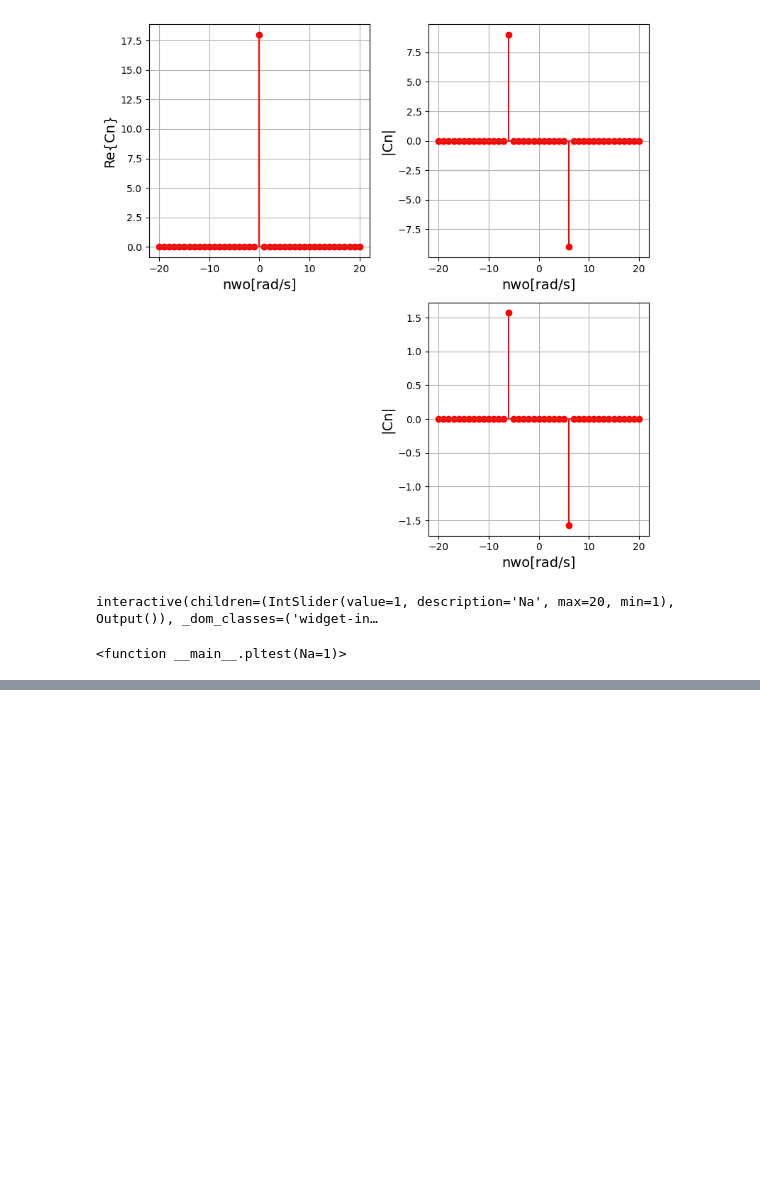
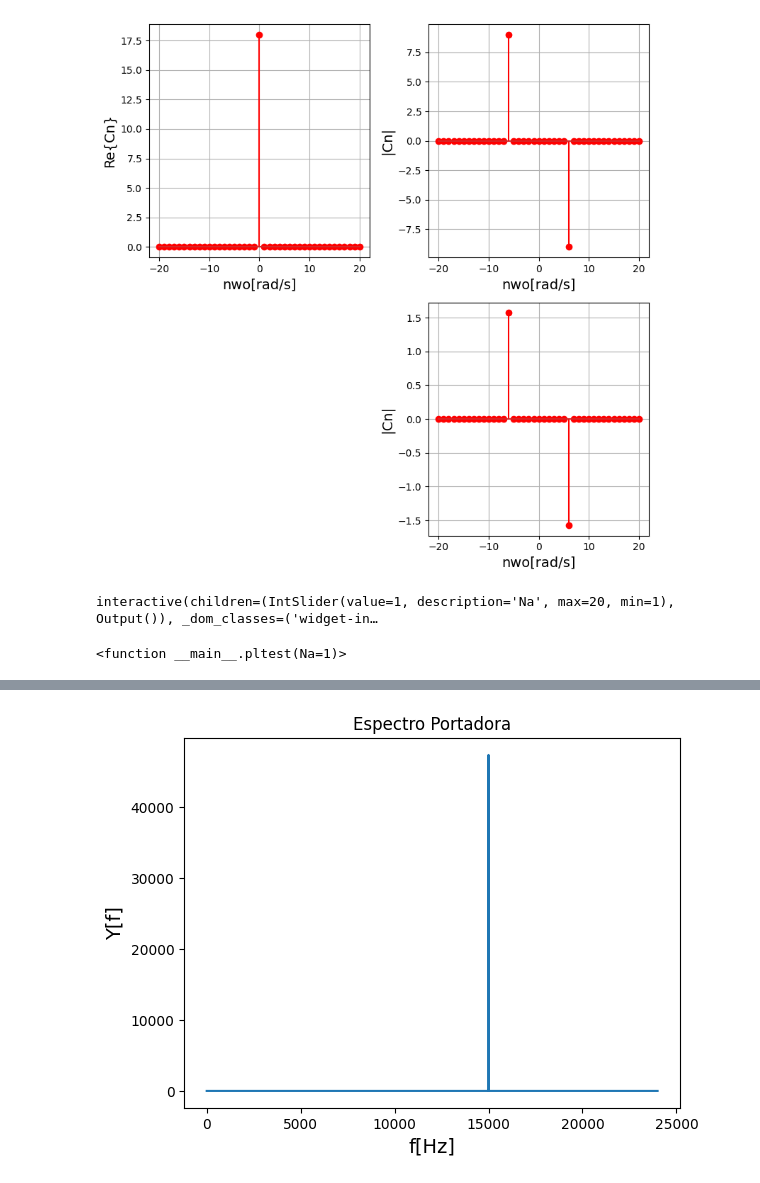
Before and after one commit to diegochaux/PARCIAL2, a Jupyter notebook: Parcial_2.ipynb, the cells around one changed output, grey strips where cells are left out. Saved outputs shown, nothing was run; the diff lists cells and outputs as text; code cells hidden in the pictures; blank space fills up the shorter version.

```diff
--- a/Parcial_2.ipynb
+++ b/Parcial_2.ipynb
@@ -110,0 +244,10 @@ interactive(children=(IntSlider(value=1, description='Na', max=20, min=1), Outpu
+# %%
+#Fourier señal portadora
+Cw = np.fft.rfft(c) # axis=0 permite aplicar fft por cada columna de xpro
+plt.plot(vf,abs(Cw))#se grafica la magnitud
+plt.title(r'Espectro Portadora')
+plt.xlabel(r'f[Hz]',fontsize = 14)
+plt.ylabel(r'Y[f]',fontsize = 14)
+plt.show()
+# %% [output]
+[figure, added]
```
Also changed, not shown: parts of 18 cells of this notebook.
